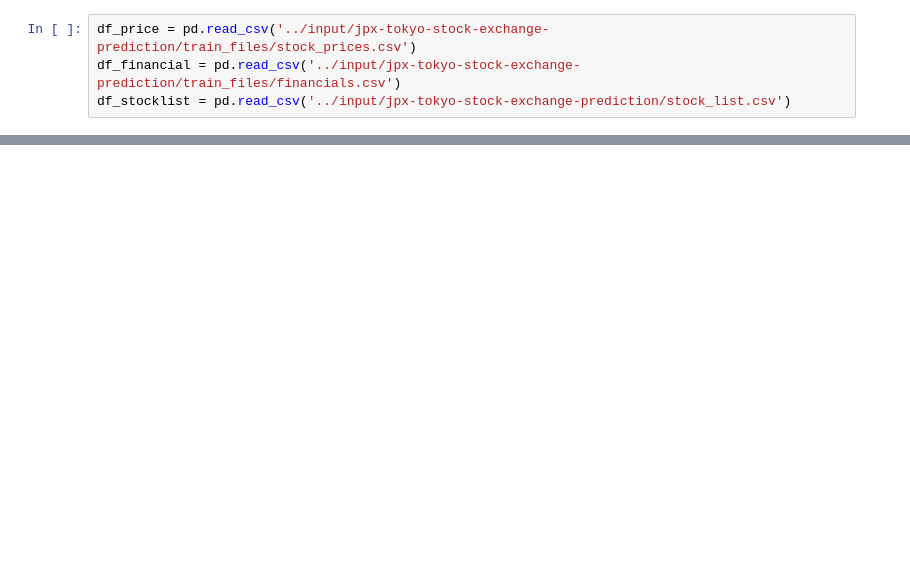
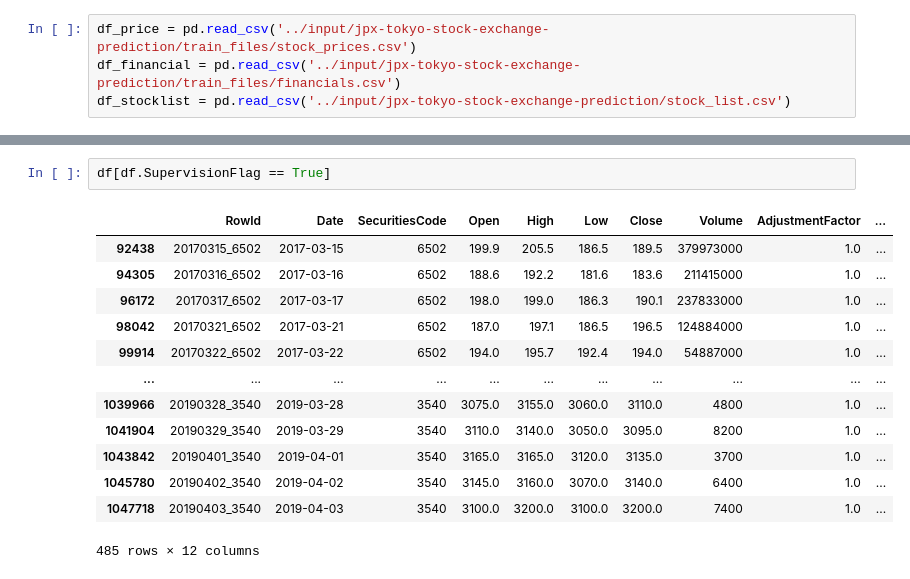
Before and after one commit to edenni/jpx, a Jupyter notebook: notebook/eda.ipynb, the cells around one changed output, grey strips where cells are left out. Drawn from its saved outputs; the diff is of its cells as text; blank space fills up the shorter version.

```diff
--- a/notebook/eda.ipynb
+++ b/notebook/eda.ipynb
@@ -182,0 +31,16 @@ feature_stocklist_cols = ['Section/Products', '33SectorCode',
+# %%
+df[df.SupervisionFlag == True]
+# %% [output]
+|  | RowId | Date | SecuritiesCode | Open | High | Low | Close | Volume | AdjustmentFactor | ... |
+| 92438 | 20170315_6502 | 2017-03-15 | 6502 | 199.9 | 205.5 | 186.5 | 189.5 | 379973000 | 1.0 | ... |
+| 94305 | 20170316_6502 | 2017-03-16 | 6502 | 188.6 | 192.2 | 181.6 | 183.6 | 211415000 | 1.0 | ... |
+| 96172 | 20170317_6502 | 2017-03-17 | 6502 | 198.0 | 199.0 | 186.3 | 190.1 | 237833000 | 1.0 | ... |
+| 98042 | 20170321_6502 | 2017-03-21 | 6502 | 187.0 | 197.1 | 186.5 | 196.5 | 124884000 | 1.0 | ... |
+| 99914 | 20170322_6502 | 2017-03-22 | 6502 | 194.0 | 195.7 | 192.4 | 194.0 | 54887000 | 1.0 | ... |
+| ... | ... | ... | ... | ... | ... | ... | ... | ... | ... | ... |
+| 1039966 | 20190328_3540 | 2019-03-28 | 3540 | 3075.0 | 3155.0 | 3060.0 | 3110.0 | 4800 | 1.0 | ... |
+| 1041904 | 20190329_3540 | 2019-03-29 | 3540 | 3110.0 | 3140.0 | 3050.0 | 3095.0 | 8200 | 1.0 | ... |
+| 1043842 | 20190401_3540 | 2019-04-01 | 3540 | 3165.0 | 3165.0 | 3120.0 | 3135.0 | 3700 | 1.0 | ... |
+| 1045780 | 20190402_3540 | 2019-04-02 | 3540 | 3145.0 | 3160.0 | 3070.0 | 3140.0 | 6400 | 1.0 | ... |
+| 1047718 | 20190403_3540 | 2019-04-03 | 3540 | 3100.0 | 3200.0 | 3100.0 | 3200.0 | 7400 | 1.0 | ... |
+485 rows × 12 columns
```
Also changed, not shown: parts of 14 cells of this notebook, 2 other files.
